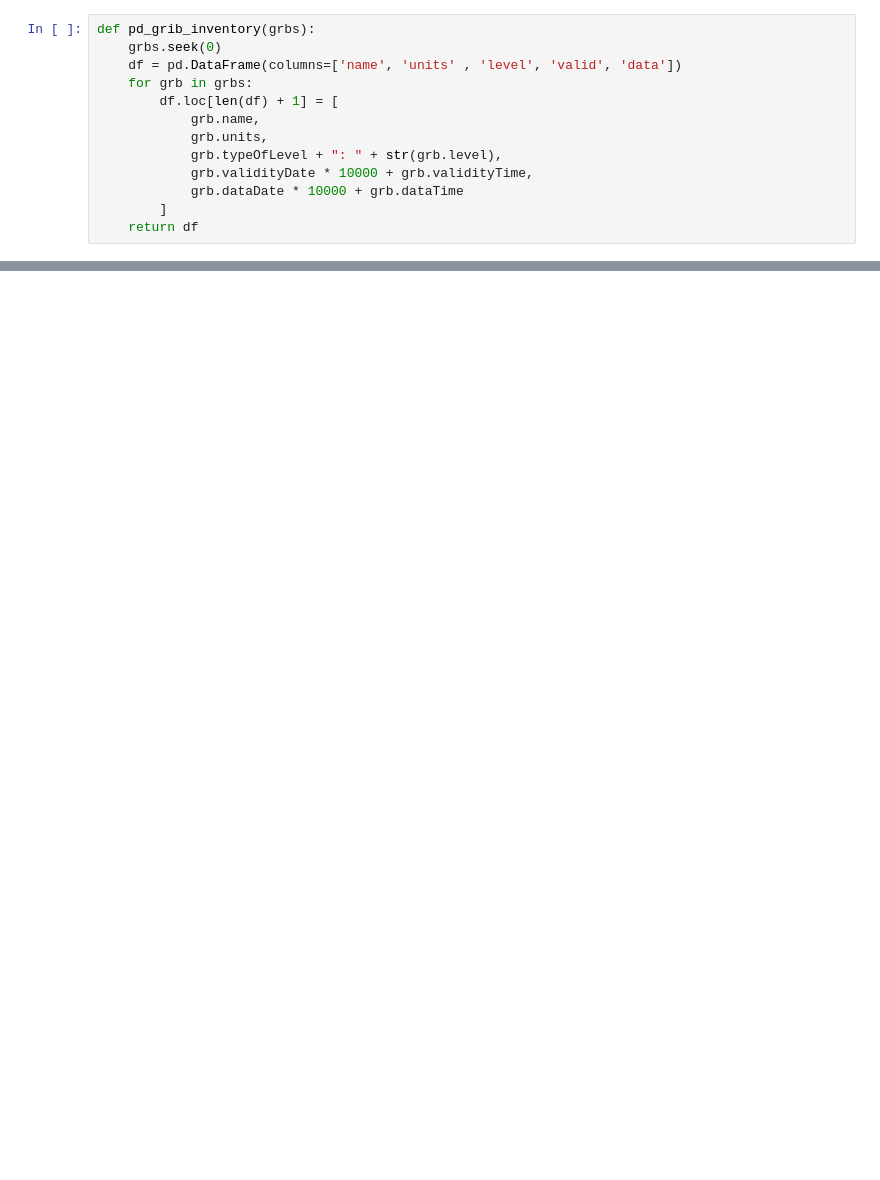
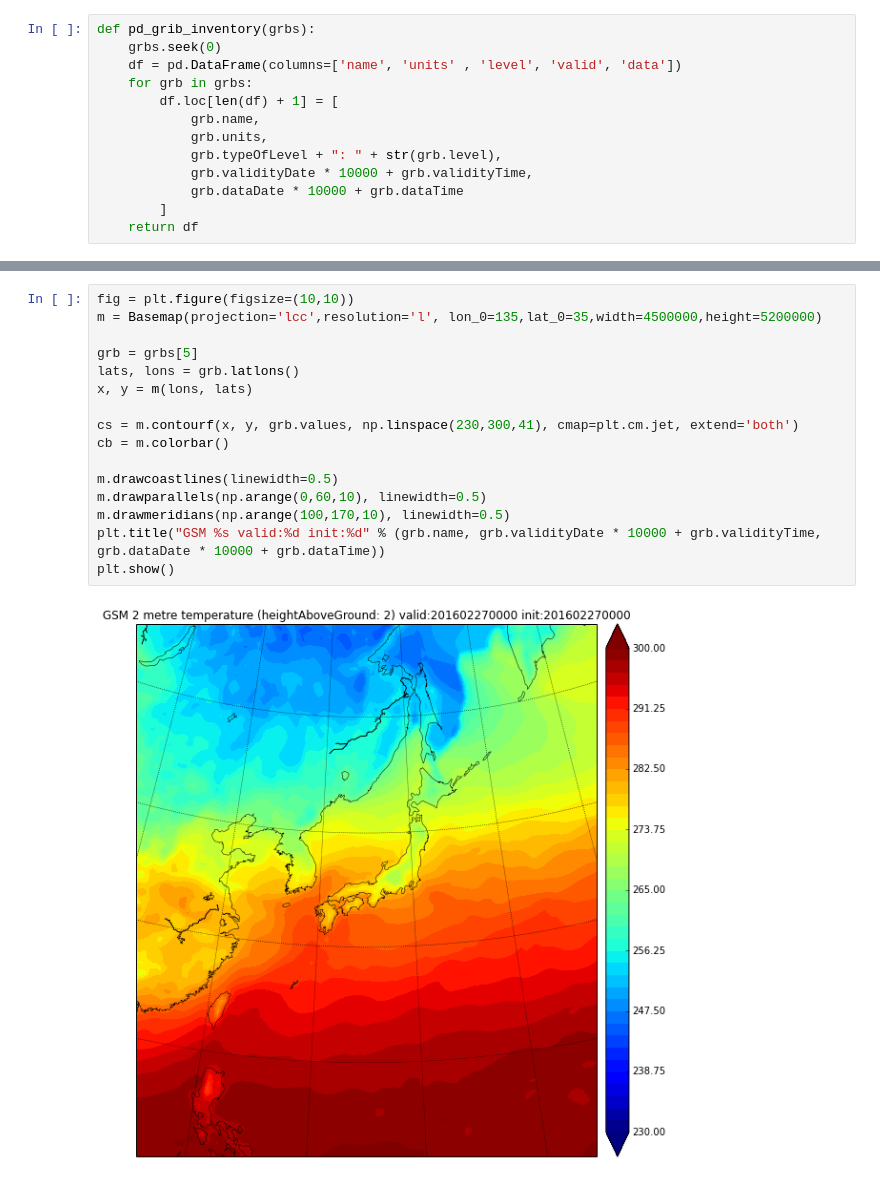
Before and after one commit to tattii/weather, a Jupyter notebook: notebook/gsm.ipynb, the cells around one changed output, grey strips where cells are left out. Cells and saved outputs as stored; diff of their text form; blank space fills up the shorter version.

```diff
--- a/notebook/gsm.ipynb
+++ b/notebook/gsm.ipynb
@@ -84,0 +155,18 @@ array([[ 102611.76147461,  102606.29272461,  102585.98022461, ...,
+# %%
+fig = plt.figure(figsize=(10,10))
+m = Basemap(projection='lcc',resolution='l', lon_0=135,lat_0=35,width=4500000,height=5200000)
+
+grb = grbs[5]
+lats, lons = grb.latlons()
+x, y = m(lons, lats)
+
+cs = m.contourf(x, y, grb.values, np.linspace(230,300,41), cmap=plt.cm.jet, extend='both')
+cb = m.colorbar()
+
+m.drawcoastlines(linewidth=0.5)
+m.drawparallels(np.arange(0,60,10), linewidth=0.5)
+m.drawmeridians(np.arange(100,170,10), linewidth=0.5)
+plt.title("GSM %s valid:%d init:%d" % (grb.name, grb.validityDate * 10000 + grb.validityTime, grb.dataDate * 10000 + grb.dataTime))
+plt.show()
+# %% [output]
+[figure, added]
```
Also changed, not shown: parts of 7 cells of this notebook.
